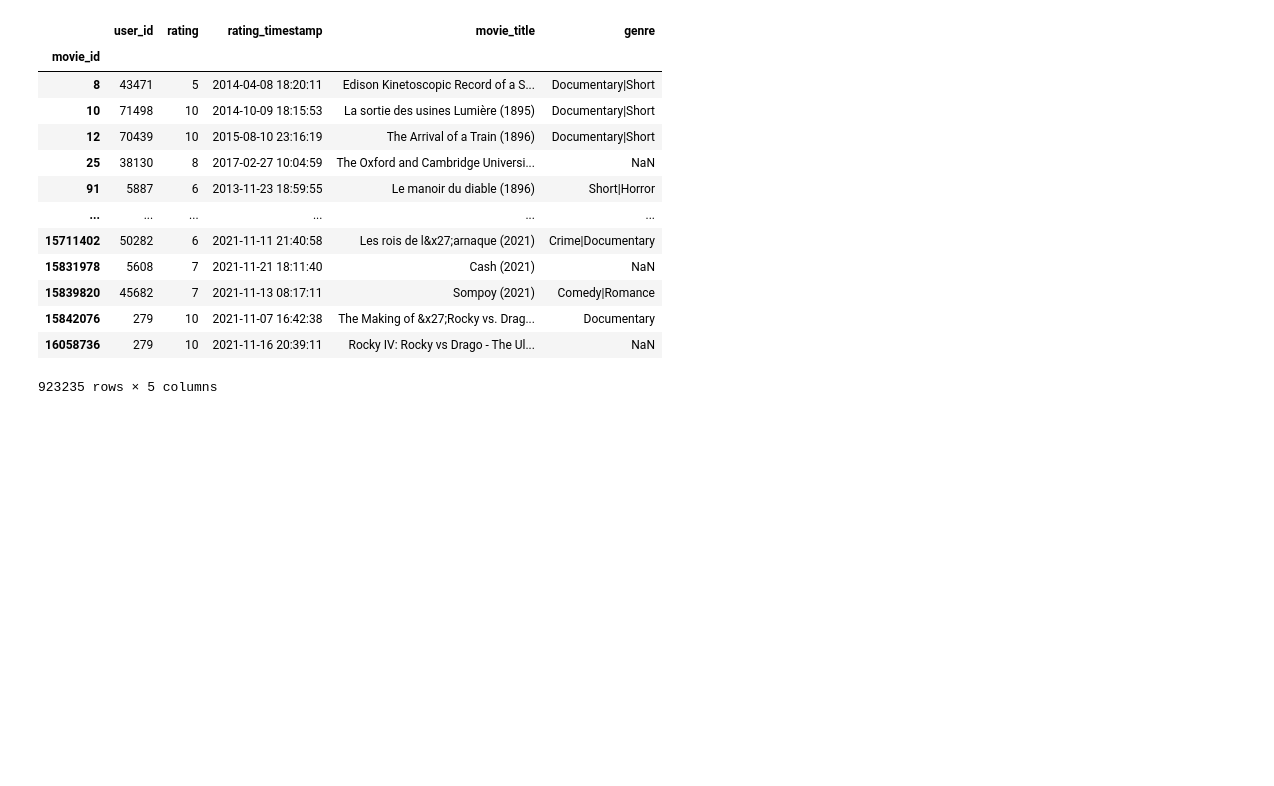
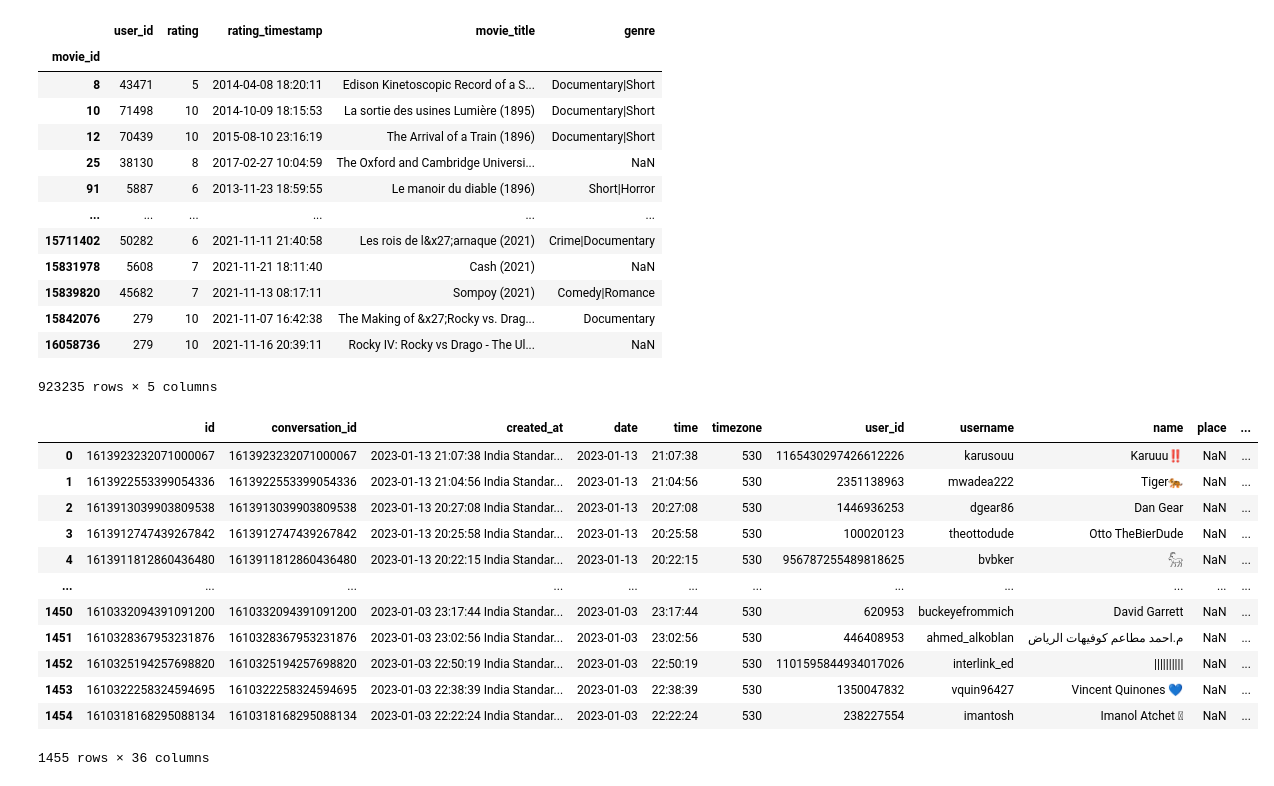
Before and after one commit to Harshavardhan1617/Movie-Reccomendation-App, a Jupyter notebook: notebook1.ipynb, the cells around one changed output. Saved outputs shown, nothing was run; the diff lists cells and outputs as text; code cells hidden in the pictures; blank space fills up the shorter version.

Commit message:
loaded new tweets

```diff
--- a/notebook1.ipynb
+++ b/notebook1.ipynb
@@ -136,3 +136,21 @@ movie_ratings
 | 15842076 | 279 | 10 | 2021-11-07 16:42:38 | The Making of &x27;Rocky vs. Drag... | Documentary |
 | 16058736 | 279 | 10 | 2021-11-16 20:39:11 | Rocky IV: Rocky vs Drago - The Ul... | NaN |
 923235 rows × 5 columns
+# %%
+new_tweets = pd.read_csv('tweets.csv', sep = ',')
+# %%
+new_tweets
+# %% [output]
+|  | id | conversation_id | created_at | date | time | timezone | user_id | username | name | place | ... |
+| 0 | 1613923232071000067 | 1613923232071000067 | 2023-01-13 21:07:38 India Standar... | 2023-01-13 | 21:07:38 | 530 | 1165430297426612226 | karusouu | Karuuu‼️ | NaN | ... |
+| 1 | 1613922553399054336 | 1613922553399054336 | 2023-01-13 21:04:56 India Standar... | 2023-01-13 | 21:04:56 | 530 | 2351138963 | mwadea222 | Tiger🐅 | NaN | ... |
+| 2 | 1613913039903809538 | 1613913039903809538 | 2023-01-13 20:27:08 India Standar... | 2023-01-13 | 20:27:08 | 530 | 1446936253 | dgear86 | Dan Gear | NaN | ... |
+| 3 | 1613912747439267842 | 1613912747439267842 | 2023-01-13 20:25:58 India Standar... | 2023-01-13 | 20:25:58 | 530 | 100020123 | theottodude | Otto TheBierDude | NaN | ... |
+| 4 | 1613911812860436480 | 1613911812860436480 | 2023-01-13 20:22:15 India Standar... | 2023-01-13 | 20:22:15 | 530 | 956787255489818625 | bvbker | 𓃵 | NaN | ... |
+| ... | ... | ... | ... | ... | ... | ... | ... | ... | ... | ... | ... |
+| 1450 | 1610332094391091200 | 1610332094391091200 | 2023-01-03 23:17:44 India Standar... | 2023-01-03 | 23:17:44 | 530 | 620953 | buckeyefrommich | David Garrett | NaN | ... |
+| 1451 | 1610328367953231876 | 1610328367953231876 | 2023-01-03 23:02:56 India Standar... | 2023-01-03 | 23:02:56 | 530 | 446408953 | ahmed_alkoblan | م.احمد مطاعم كوفيهات الرياض | NaN | ... |
+| 1452 | 1610325194257698820 | 1610325194257698820 | 2023-01-03 22:50:19 India Standar... | 2023-01-03 | 22:50:19 | 530 | 1101595844934017026 | interlink_ed | |||||||||| | NaN | ... |
+| 1453 | 1610322258324594695 | 1610322258324594695 | 2023-01-03 22:38:39 India Standar... | 2023-01-03 | 22:38:39 | 530 | 1350047832 | vquin96427 | Vincent Quinones 💙 | NaN | ... |
+| 1454 | 1610318168295088134 | 1610318168295088134 | 2023-01-03 22:22:24 India Standar... | 2023-01-03 | 22:22:24 | 530 | 238227554 | imantosh | Imanol Atchet  | NaN | ... |
+1455 rows × 36 columns
```
Also changed, not shown: parts of 8 cells of this notebook, 5 other files.
